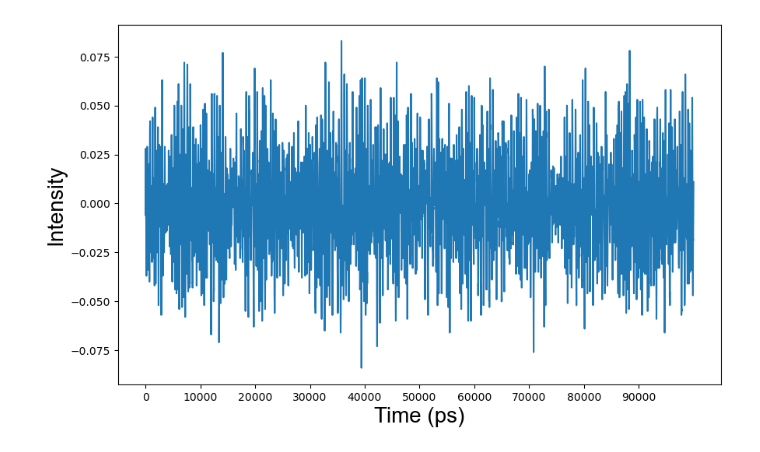
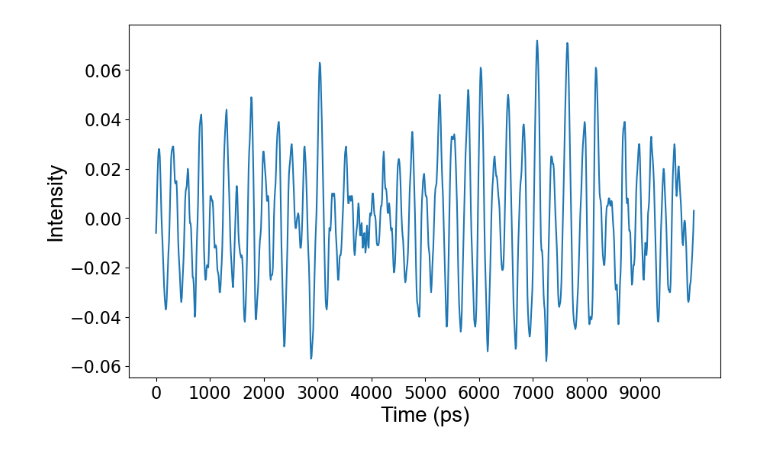
Before and after one commit to nakulnandhakumar/kaust_puf, a Jupyter notebook: laser_signal_visualizer.ipynb, the cells around one changed output. Saved outputs shown, nothing was run; the diff lists cells and outputs as text; code cells hidden in the pictures.

Commit message:
Geerated new figures for laser signal

```diff
--- a/laser_signal_visualizer.ipynb
+++ b/laser_signal_visualizer.ipynb
@@ -1,32 +1,33 @@
 # %%
 import pandas as pd
 import matplotlib.pyplot as plt
 import numpy as np
 
 # Load the dataset
 # Assuming your dataset is in a CSV format with columns "Time" and "Intensity"
 df = pd.read_csv('puf_dataset_07_08/Can-D1-50mA.csv')
 
 # Extract "Time" and "Intensity" columns
-time = df['Time'].values[:10000]  # Take the first 10,000 points
-intensity = df['Intensity'].values[:10000]
+time = df['Time'].values[:1000]  # Take the first 10,000 points
+intensity = df['Intensity'].values[:1000]
 
 # Adjust the time axis: start from 0 and convert to picoseconds (ps)
 # Original time axis is from -1e-4 to 1e-4 sec, with 10 ps apart
 time_adjusted = (time - np.min(time)) * 1e12  # Convert to picoseconds (ps)
 
 # Plot the first 10,000 points
 plt.figure(figsize=(10, 6))
 plt.plot(time_adjusted, intensity)
 
 # Set up labels and title
 plt.xlabel('Time (ps)', fontsize=20, fontfamily='Arial')
 plt.ylabel('Intensity', fontsize=20, fontfamily='Arial')
 
 # Set tick labels with only 10 labels on the x-axis
-plt.xticks(np.arange(0, np.max(time_adjusted)+1, 10000))  # Step by 10,000 ps
+plt.xticks(np.arange(0, np.max(time_adjusted)+1, 1000), fontsize=16)  # Step by 10,000 ps
+plt.yticks(fontsize=16)
 
 # Save figure
 plt.savefig('figures/laser_signal/chaotic_laser_subset_10k_points.png', dpi=300)
 # %% [output]
-[figure, old version]
+[figure, new version]
```
Also changed, not shown: 6 other files.
